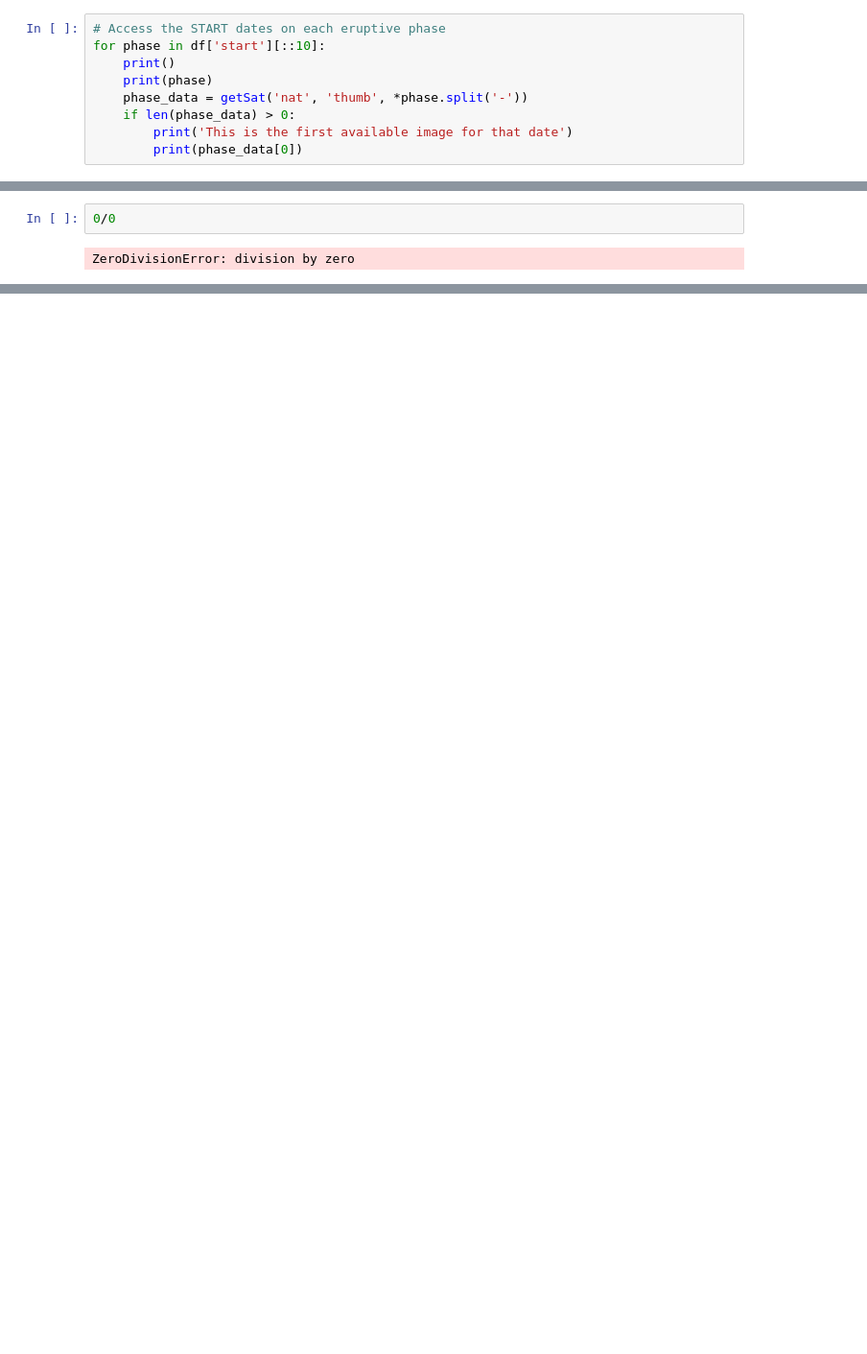
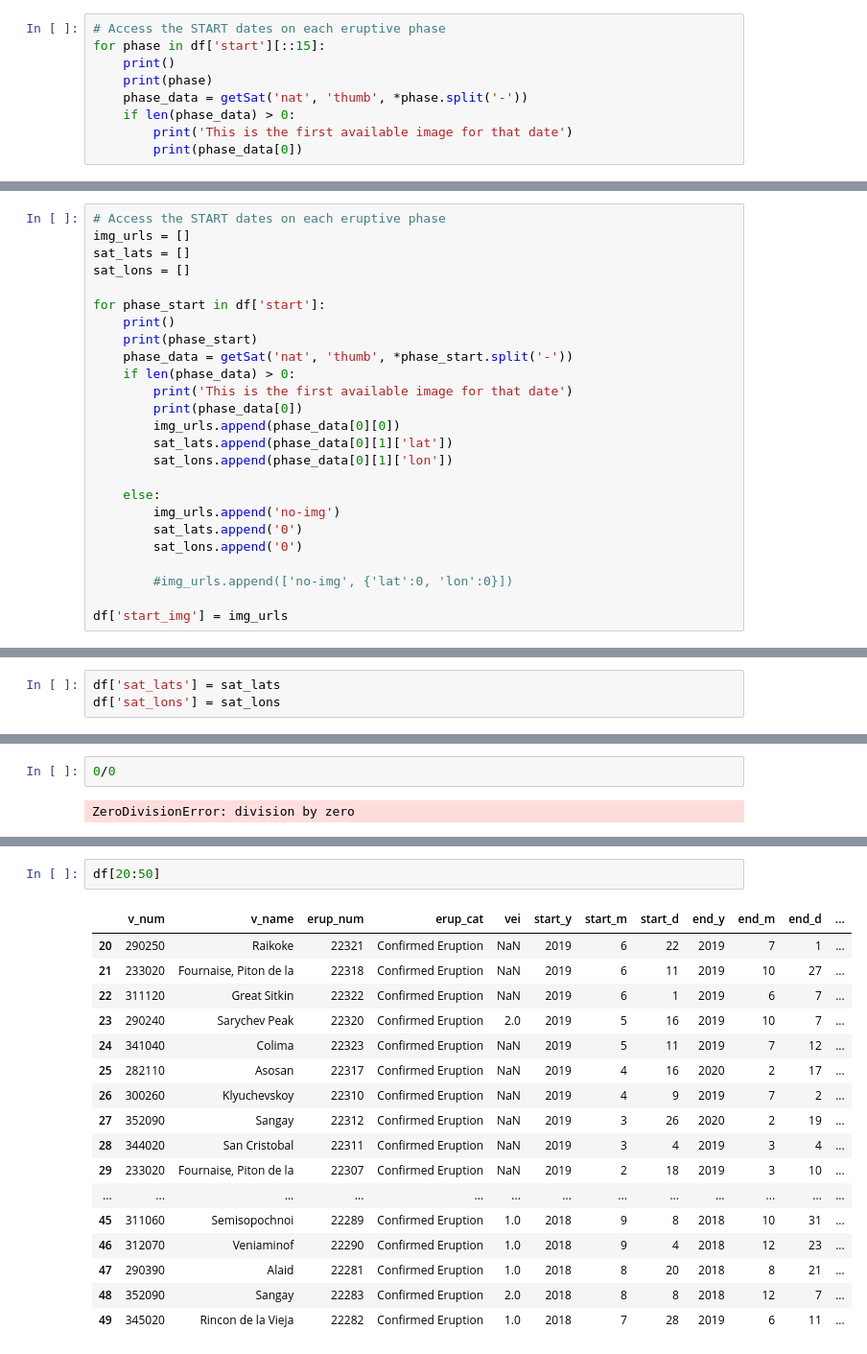
Before and after one commit to rihp/nasa-satellite-volcanic-eruption, a Jupyter notebook: EPIC-API.ipynb, the cells around one changed output, grey strips where cells are left out. Shown at 96% size. Saved outputs shown, nothing was run; the diff lists cells and outputs as text; blank space fills up the shorter version.

Commit message:
enriched dataframe with first available satellite photo, as well as satellite latitude and longitude

```diff
--- a/EPIC-API.ipynb
+++ b/EPIC-API.ipynb
@@ -279,7 +278,7 @@ There are 19 satellite images available for this date: 2019-06-24
 [['https://epic.gsfc.nasa.gov/archive/natural/2019/06/24/thumbs/epic_1b_20190624041139.jpg', {'lat': 19.943848, 'lon': 121.325684}], ['https://epic.gsfc.nasa.gov/archive/natural/2019/06/24/thumbs/epic ...
 # %%
 # Access the START dates on each eruptive phase
-for phase in df['start'][::10]:
+for phase in df['start'][::15]:
     print()
     print(phase)
     phase_data = getSat('nat', 'thumb', *phase.split('-'))
@@ -306,0 +308,25 @@ There are 0 satellite images available for this date: 2015-01-19
+# %%
+# Access the START dates on each eruptive phase
+img_urls = []
+sat_lats = []
+sat_lons = []
+
+for phase_start in df['start']:
+    print()
+    print(phase_start)
+    phase_data = getSat('nat', 'thumb', *phase_start.split('-'))
+    if len(phase_data) > 0:
+        print('This is the first available image for that date')
+        print(phase_data[0])
+        img_urls.append(phase_data[0][0])
+        sat_lats.append(phase_data[0][1]['lat'])
+        sat_lons.append(phase_data[0][1]['lon'])
+
+    else:
+        img_urls.append('no-img')
+        sat_lats.append('0')
+        sat_lons.append('0')
+
+        #img_urls.append(['no-img', {'lat':0, 'lon':0}])
+
+df['start_img'] = img_urls
@@ -306,0 +371,3 @@ There are 0 satellite images available for this date: 2015-01-19
+# %%
+df['sat_lats'] = sat_lats
+df['sat_lons'] = sat_lons
@@ -310,0 +395,20 @@ ZeroDivisionError: division by zero
+# %%
+df[20:50]
+# %% [output]
+|  | v_num | v_name | erup_num | erup_cat | vei | start_y | start_m | start_d | end_y | end_m | end_d | ... |
+| 20 | 290250 | Raikoke | 22321 | Confirmed Eruption | NaN | 2019 | 6 | 22 | 2019 | 7 | 1 | ... |
+| 21 | 233020 | Fournaise, Piton de la | 22318 | Confirmed Eruption | NaN | 2019 | 6 | 11 | 2019 | 10 | 27 | ... |
+| 22 | 311120 | Great Sitkin | 22322 | Confirmed Eruption | NaN | 2019 | 6 | 1 | 2019 | 6 | 7 | ... |
+| 23 | 290240 | Sarychev Peak | 22320 | Confirmed Eruption | 2.0 | 2019 | 5 | 16 | 2019 | 10 | 7 | ... |
+| 24 | 341040 | Colima | 22323 | Confirmed Eruption | NaN | 2019 | 5 | 11 | 2019 | 7 | 12 | ... |
+| 25 | 282110 | Asosan | 22317 | Confirmed Eruption | NaN | 2019 | 4 | 16 | 2020 | 2 | 17 | ... |
+| 26 | 300260 | Klyuchevskoy | 22310 | Confirmed Eruption | NaN | 2019 | 4 | 9 | 2019 | 7 | 2 | ... |
+| 27 | 352090 | Sangay | 22312 | Confirmed Eruption | NaN | 2019 | 3 | 26 | 2020 | 2 | 19 | ... |
+| 28 | 344020 | San Cristobal | 22311 | Confirmed Eruption | NaN | 2019 | 3 | 4 | 2019 | 3 | 4 | ... |
+| 29 | 233020 | Fournaise, Piton de la | 22307 | Confirmed Eruption | NaN | 2019 | 2 | 18 | 2019 | 3 | 10 | ... |
+| ... | ... | ... | ... | ... | ... | ... | ... | ... | ... | ... | ... | ... |
+| 45 | 311060 | Semisopochnoi | 22289 | Confirmed Eruption | 1.0 | 2018 | 9 | 8 | 2018 | 10 | 31 | ... |
+| 46 | 312070 | Veniaminof | 22290 | Confirmed Eruption | 1.0 | 2018 | 9 | 4 | 2018 | 12 | 23 | ... |
+| 47 | 290390 | Alaid | 22281 | Confirmed Eruption | 1.0 | 2018 | 8 | 20 | 2018 | 8 | 21 | ... |
+| 48 | 352090 | Sangay | 22283 | Confirmed Eruption | 2.0 | 2018 | 8 | 8 | 2018 | 12 | 7 | ... |
+| 49 | 345020 | Rincon de la Vieja | 22282 | Confirmed Eruption | 1.0 | 2018 | 7 | 28 | 2019 | 6 | 11 | ... |
```
Also changed, not shown: parts of 13 cells of this notebook.
